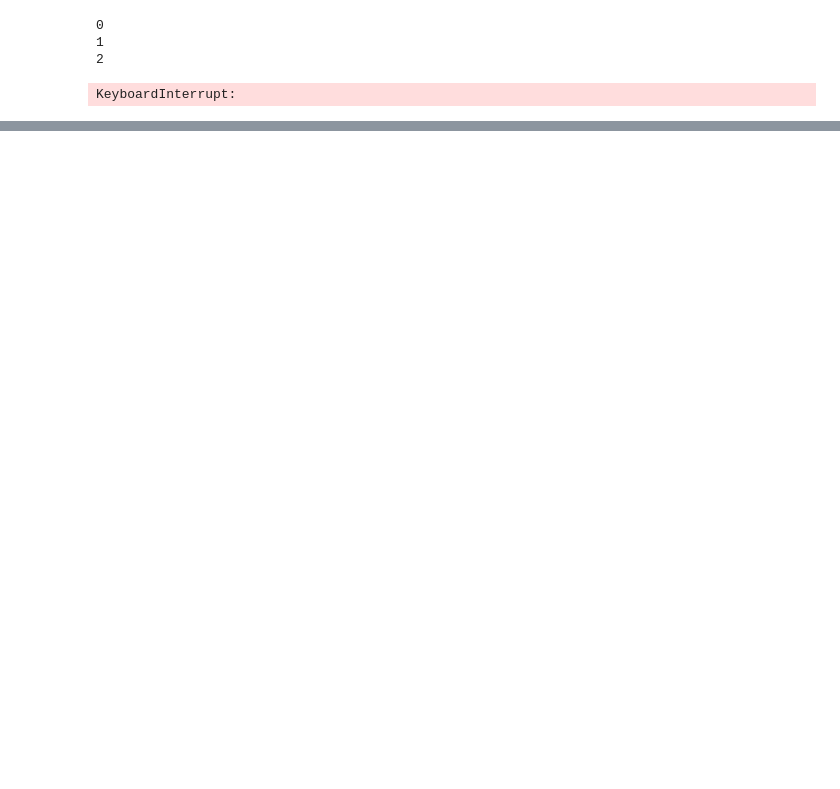
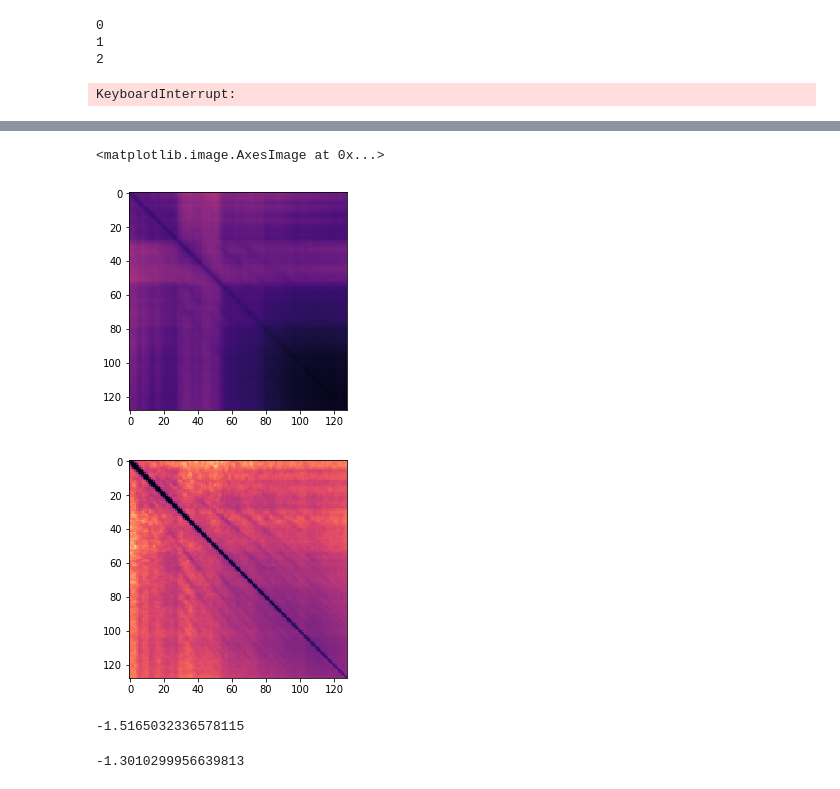
Before and after one commit to BirdVox/lostanlen_spl2018, a Jupyter notebook: pcen_correlations.ipynb, the cells around one changed output, grey strips where cells are left out. Drawn from its saved outputs; the diff is of its cells as text; code cells hidden in the pictures; blank space fills up the shorter version.

```diff
--- a/pcen_correlations.ipynb
+++ b/pcen_correlations.ipynb
@@ -222,0 +216,22 @@ import numpy as np
+# %%
+logE_bn = (logE - np.mean(logE)) / np.std(logE)
+PCEN_bn = (PCEN - np.mean(PCEN)) / np.std(PCEN)
+# %%
+%matplotlib inline
+plt.figure()
+plt.imshow(np.log10(np.abs(np.cov(logE_bn))), cmap="magma_r", vmin=np.log10(0.02), vmax=0.0)
+
+plt.figure()
+plt.imshow(np.log10(np.abs(np.cov(PCEN_bn))), cmap="magma_r", vmin=np.log10(0.02), vmax=0.0)
+# %% [output]
+<matplotlib.image.AxesImage at 0x...>
+[figure, added]
+[figure, added]
+# %%
+np.min(np.log10(np.abs(np.cov(PCEN_bn))))
+# %% [output]
+-1.5165032336578115
+# %%
+np.log10(0.05)
+# %% [output]
+-1.3010299956639813
```
Also changed, not shown: parts of 3 cells of this notebook, 6 other files.
